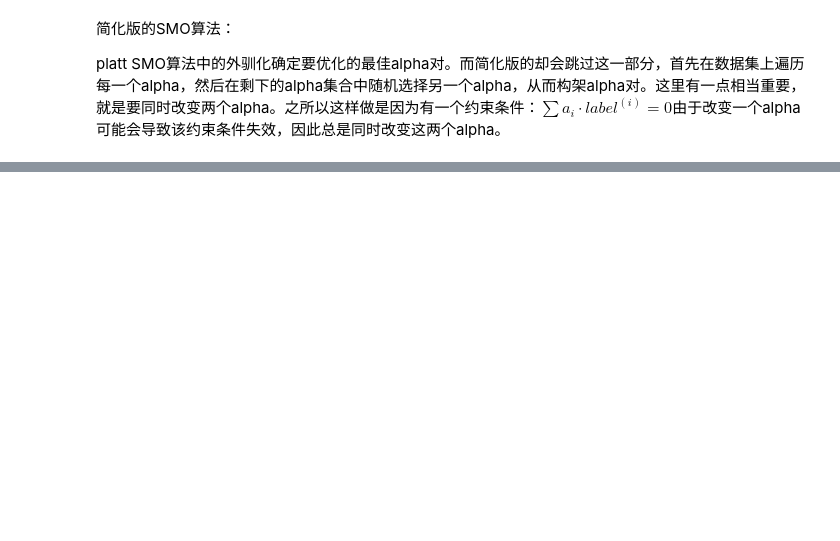
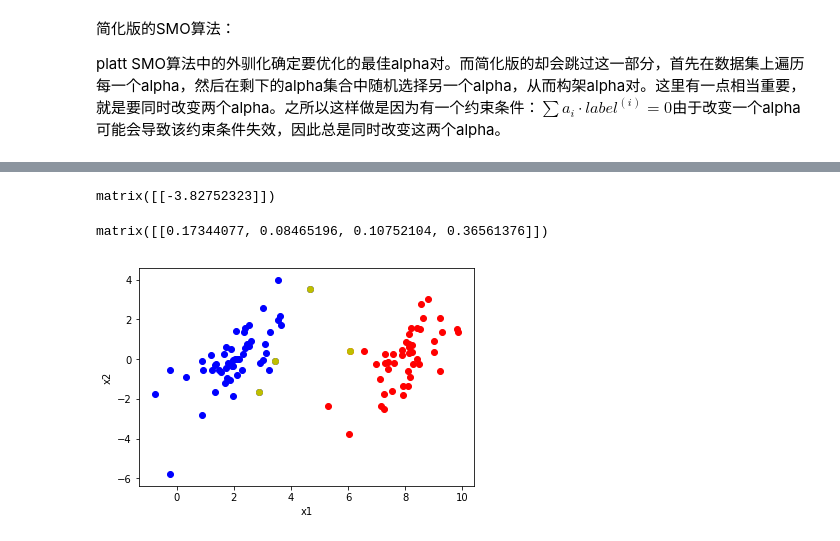
Before and after one commit to bruceEeZhao/machinLearning, a Jupyter notebook: chp06-SVM/SVM.ipynb, the cells around one changed output, grey strips where cells are left out. Drawn from its saved outputs; the diff is of its cells as text; code cells hidden in the pictures; blank space fills up the shorter version.

Commit message:
simple smo算法

```diff
--- a/chp06-SVM/SVM.ipynb
+++ b/chp06-SVM/SVM.ipynb
@@ -71,0 +149,5 @@ SMO函数的伪代码大致如下：
+# %%
+df = pd.read_csv("testSet.txt", sep='\t')
+dataArr = df.iloc[:,0:2]
+labels = df.labels
+b,alpha = smoSimple(dataArr, labels, 0.6, 0.0001, 40)
@@ -71,0 +172,26 @@ SMO函数的伪代码大致如下：
+# %%
+b
+# %% [output]
+matrix([[-3.82752323]])
+# %%
+alpha[alpha>0]
+# %% [output]
+matrix([[0.17344077, 0.08465196, 0.10752104, 0.36561376]])
+# %%
+import matplotlib.pyplot as plt
+%matplotlib inline
+pos = df[df['labels']==1]
+neg = df[df['labels']==-1]
+plt.scatter(pos['x1'], pos['x2'], c='r')
+plt.scatter(neg['x1'], neg['x2'], c='b')
+plt.xlabel("x1")
+plt.ylabel('x2')
+# 输出支持向量
+for i in range(100):
+    if alpha[i]>0.0:
+        dataArr = np.array(dataArr)
+        plt.scatter(dataArr[i][0], dataArr[i][1], c='y')
+
+plt.show()
+# %% [output]
+[figure, added]
```
Also changed, not shown: parts of 4 cells of this notebook.
